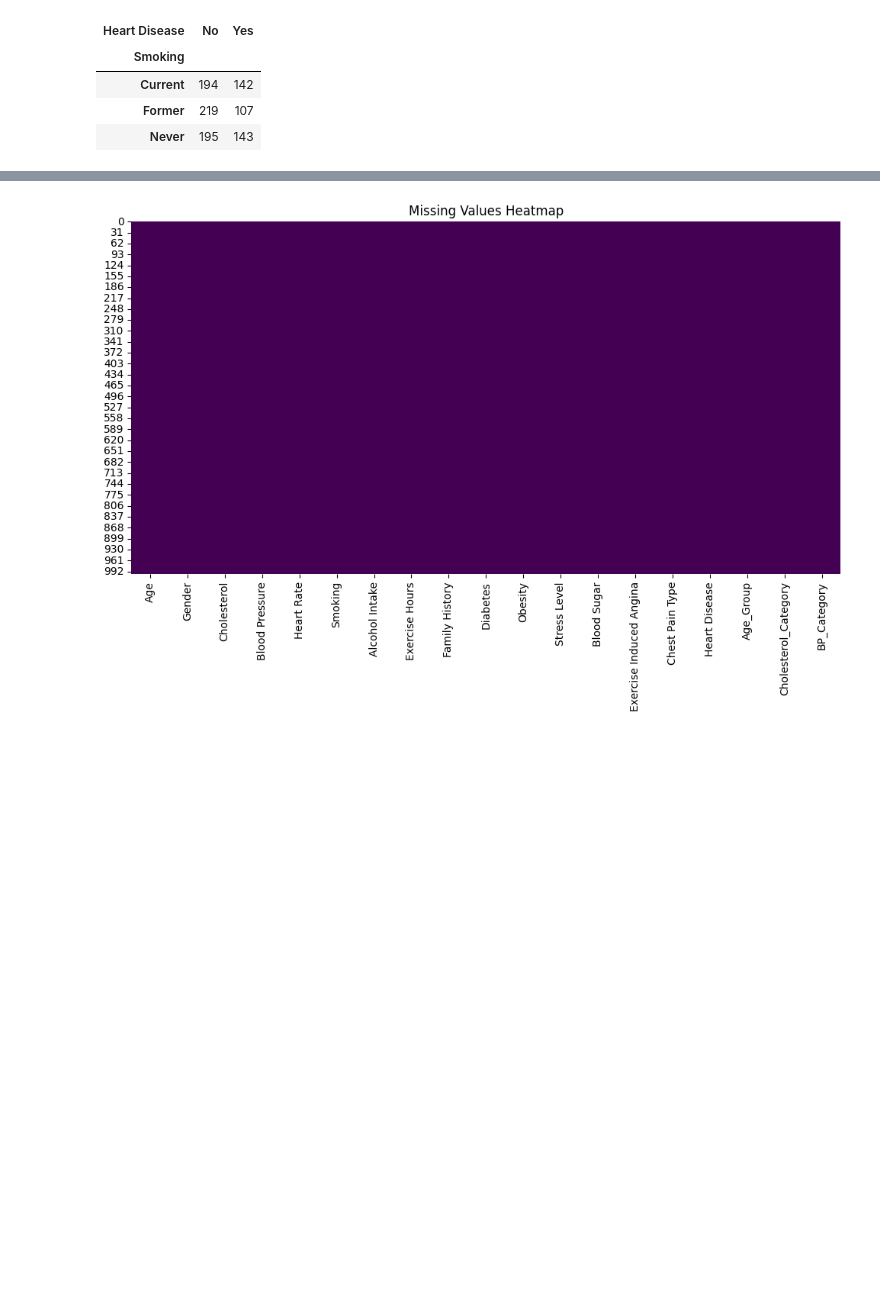
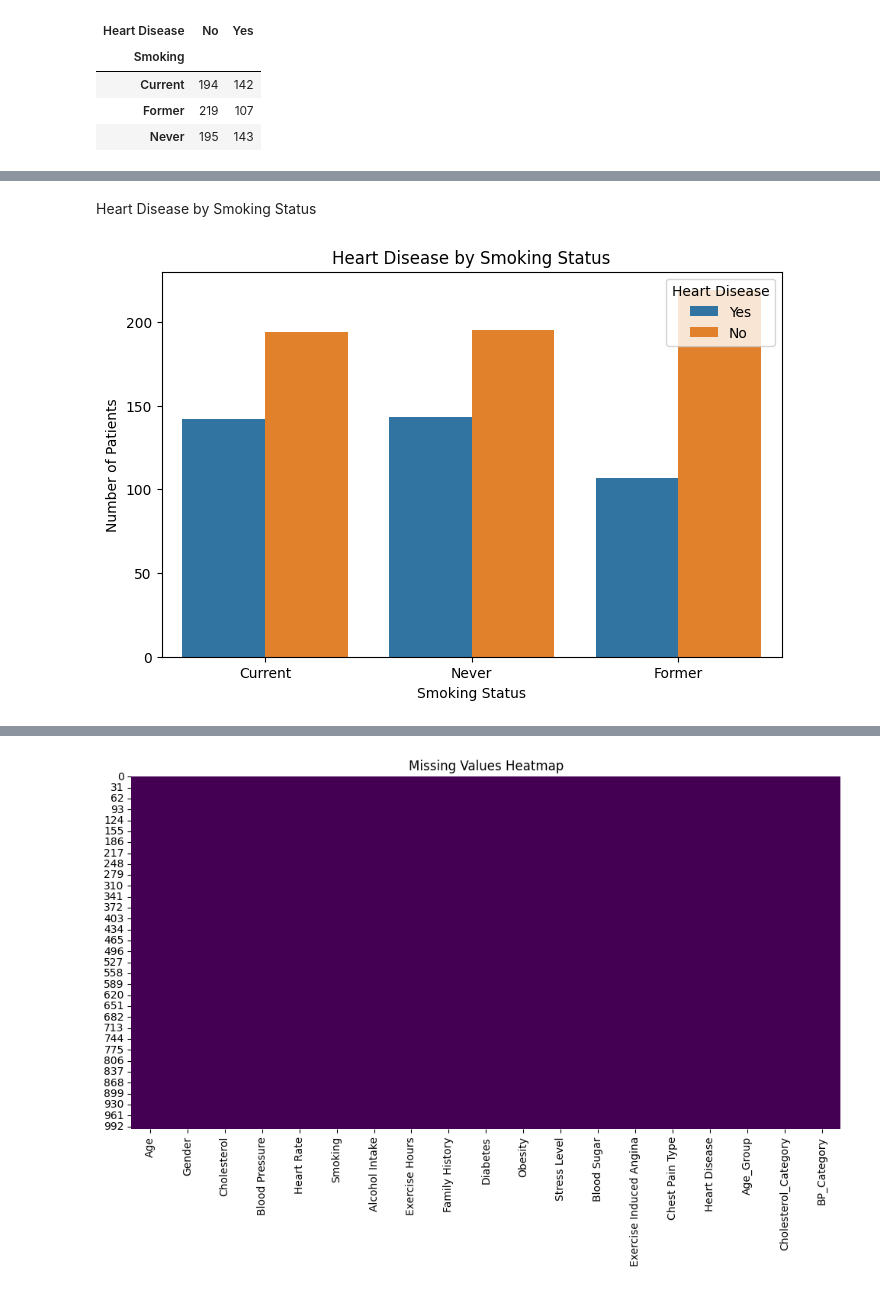
Before and after one commit to Ashishjoshi794/heart-disease-prediction, a Jupyter notebook: heart_disease_prediction.ipynb, the cells around one changed output, grey strips where cells are left out. Cells and saved outputs as stored; diff of their text form; code cells hidden in the pictures; blank space fills up the shorter version.

```diff
--- a/heart_disease_prediction.ipynb
+++ b/heart_disease_prediction.ipynb
@@ -425,0 +494,13 @@ smoking_heart_disease
+# %% [markdown]
+Heart Disease by Smoking Status
+# %%
+plt.figure(figsize=(8, 5))
+
+sns.countplot(data=df, x='Smoking', hue='Heart Disease')
+
+plt.title('Heart Disease by Smoking Status')
+plt.xlabel('Smoking Status')
+plt.ylabel('Number of Patients')
+plt.show()
+# %% [output]
+[figure, added]
```
Also changed, not shown: parts of 22 cells of this notebook.
